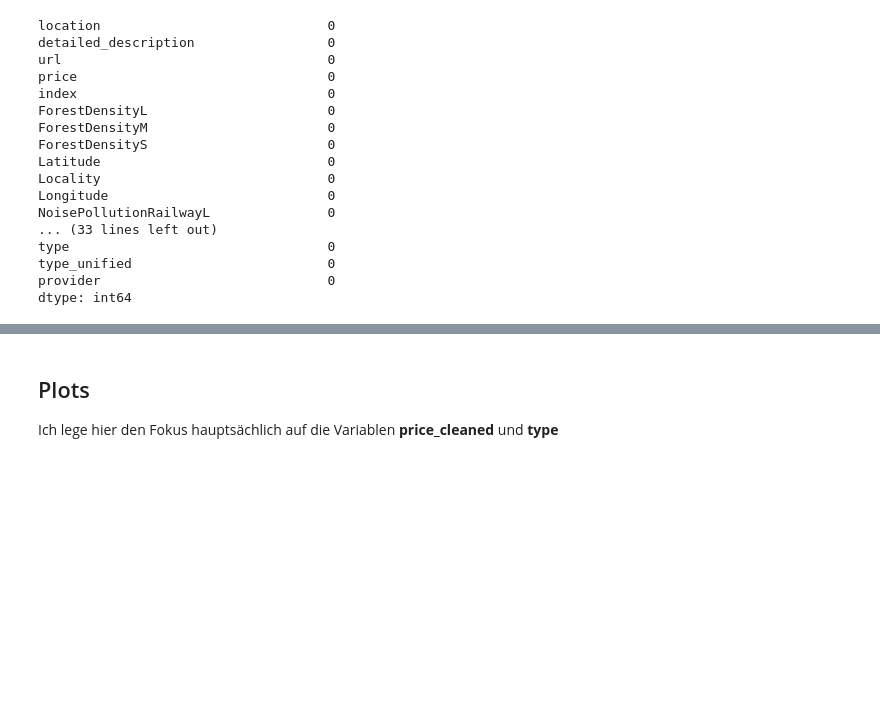
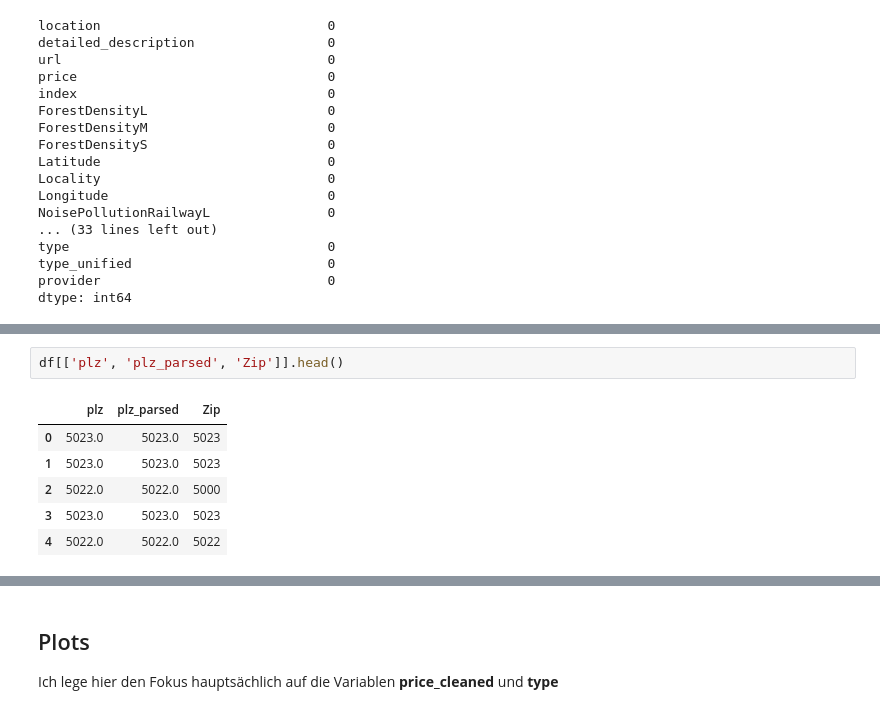
Before and after one commit to alexschillingfhnw/cml1, a Jupyter notebook: Notebooks/eda_alex.ipynb, the cells around one changed output, grey strips where cells are left out. Drawn from its saved outputs; the diff is of its cells as text; blank space fills up the shorter version.

```diff
--- a/Notebooks/eda_alex.ipynb
+++ b/Notebooks/eda_alex.ipynb
@@ -127,0 +133,9 @@ dtype: int64
+# %%
+df[['plz', 'plz_parsed', 'Zip']].head()
+# %% [output]
+|  | plz | plz_parsed | Zip |
+| 0 | 5023.0 | 5023.0 | 5023 |
+| 1 | 5023.0 | 5023.0 | 5023 |
+| 2 | 5022.0 | 5022.0 | 5000 |
+| 3 | 5023.0 | 5023.0 | 5023 |
+| 4 | 5022.0 | 5022.0 | 5022 |
```
Also changed, not shown: parts of 45 cells of this notebook.
